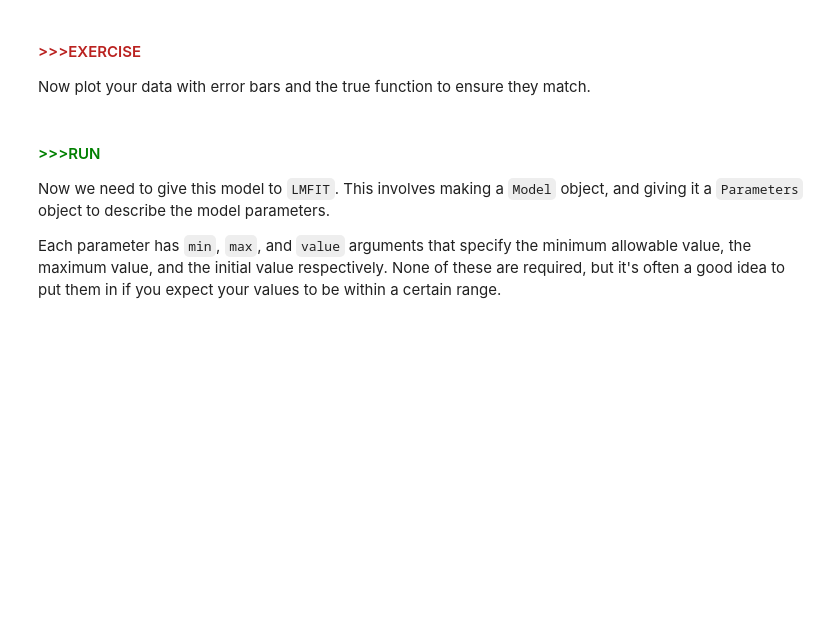
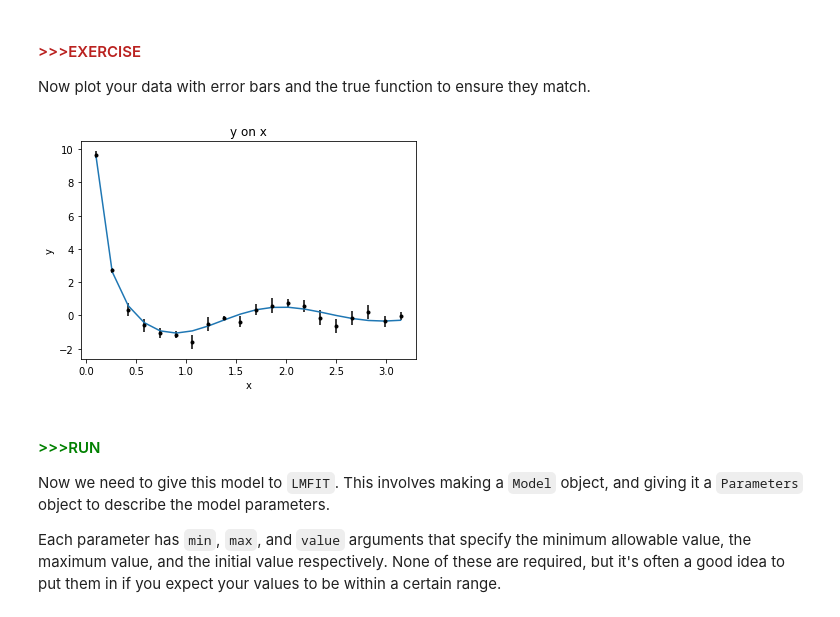
Before and after one commit to MIT-8s50/course, a Jupyter notebook: Recitation3/Recitation_03_learner.ipynb, the cells around one changed output. Drawn from its saved outputs; the diff is of its cells as text; code cells hidden in the pictures; blank space fills up the shorter version.

```diff
--- a/Recitation3/Recitation_03_learner.ipynb
+++ b/Recitation3/Recitation_03_learner.ipynb
@@ -224,9 +250,10 @@ np.random.seed(2345789)
 TRUE_K = np.pi
 TRUE_A = 1
 
-x = np.linspace(-4 * np.pi, 4 * np.pi, 20)
-y = #your code here
-yerr = #your code here
+x = np.linspace(0.1, np.pi, 20)
+y = model_fn(x, TRUE_K, TRUE_A)
+y_unc = np.random.random(len(x)) * 0.4 + 0.1
+y += np.random.randn(len(x)) * y_unc
 # %% [markdown]
 <!--start-block-->
 #### <span style="color:#BA2220">>>>EXERCISE</span>
@@ -258,3 +281,14 @@ import matplotlib.pyplot as plt
+# %%
+import matplotlib.pyplot as plt
+
+plt.errorbar(x, y, yerr=y_unc, marker = '.', linestyle = 'None', color = 'black')
+plt.plot(x, model_fn(x, TRUE_K, TRUE_A))
+plt.title("y on x")
+plt.xlabel("x")
+plt.ylabel("y")
+plt.show()
+# %% [output]
+[figure, added]
 # %% [markdown]
 <!--start-block-->
 #### <span style="color:green">>>>RUN</span>
```
Also changed, not shown: parts of 11 cells of this notebook.
